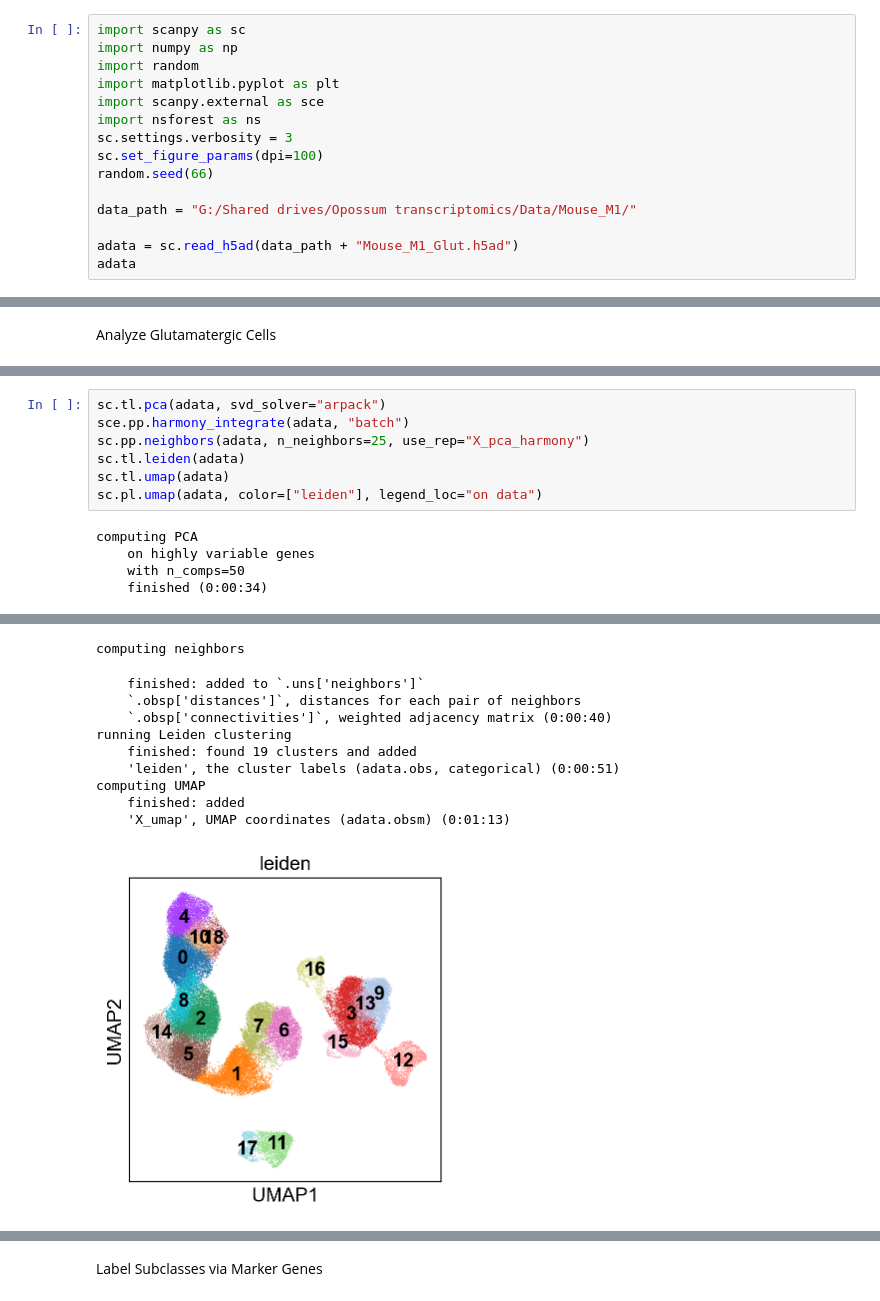
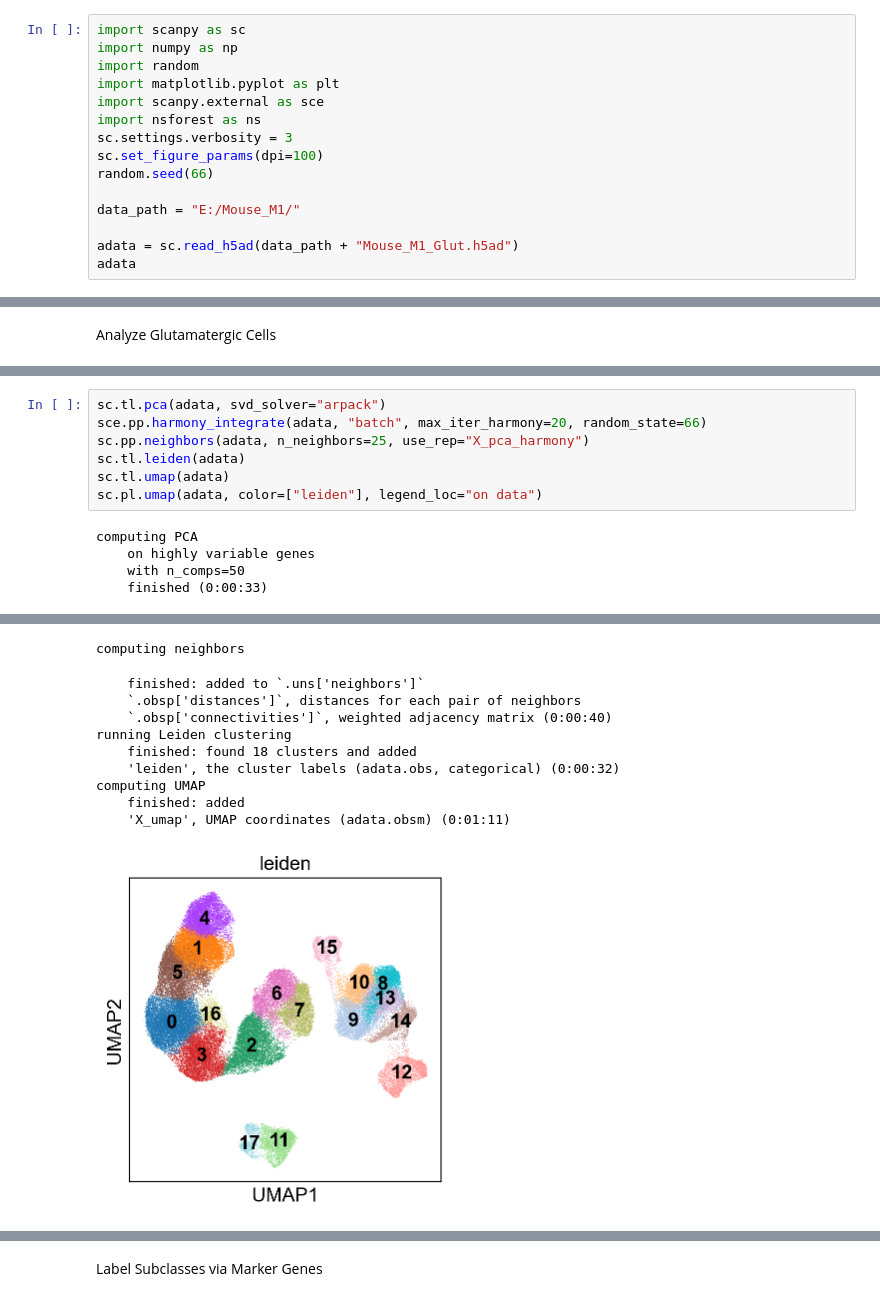
Before and after one commit to ryan-gorzek/trachtenberg-lab, a Jupyter notebook: transcriptomics/M1/split_glutamatergic_Mouse_M1.ipynb, the cells around one changed output, grey strips where cells are left out. Saved outputs shown, nothing was run; the diff lists cells and outputs as text.

```diff
--- a/transcriptomics/M1/split_glutamatergic_Mouse_M1.ipynb
+++ b/transcriptomics/M1/split_glutamatergic_Mouse_M1.ipynb
@@ -11,7 +11,7 @@ sc.settings.verbosity = 3
 sc.set_figure_params(dpi=100)
 random.seed(66)
 
-data_path = "G:/Shared drives/Opossum transcriptomics/Data/Mouse_M1/"
+data_path = "E:/Mouse_M1/"
 
 adata = sc.read_h5ad(data_path + "Mouse_M1_Glut.h5ad")
 adata
@@ -37,7 +37,7 @@ extracting highly variable genes
 ... as `zero_center=True`, sparse input is densified and may lead to large memory consumption
 # %%
 sc.tl.pca(adata, svd_solver="arpack")
-sce.pp.harmony_integrate(adata, "batch")
+sce.pp.harmony_integrate(adata, "batch", max_iter_harmony=20, random_state=66)
 sc.pp.neighbors(adata, n_neighbors=25, use_rep="X_pca_harmony")
 sc.tl.leiden(adata)
 sc.tl.umap(adata)
@@ -46,4 +46,4 @@ sc.pl.umap(adata, color=["leiden"], legend_loc="on data")
 computing PCA
     on highly variable genes
     with n_comps=50
-    finished (0:00:34)
+    finished (0:00:33)
@@ -62,14 +64,14 @@ computing PCA
 computing neighbors
     finished: added to `.uns['neighbors']`
     `.obsp['distances']`, distances for each pair of neighbors
     `.obsp['connectivities']`, weighted adjacency matrix (0:00:40)
 running Leiden clustering
-    finished: found 19 clusters and added
-    'leiden', the cluster labels (adata.obs, categorical) (0:00:51)
+    finished: found 18 clusters and added
+    'leiden', the cluster labels (adata.obs, categorical) (0:00:32)
 computing UMAP
     finished: added
-    'X_umap', UMAP coordinates (adata.obsm) (0:01:13)
+    'X_umap', UMAP coordinates (adata.obsm) (0:01:11)
-[figure, old version]
+[figure, new version]
 # %%
 sc.pl.umap(adata, color=["batch"])
 # %% [output]
```
Also changed, not shown: parts of 13 cells of this notebook, 13 other files.
